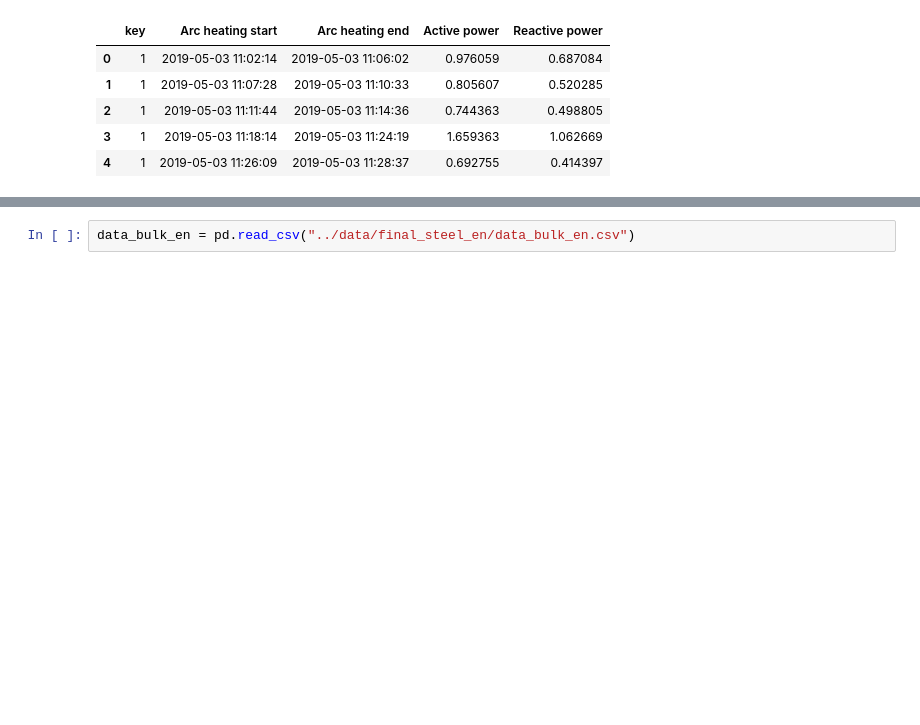
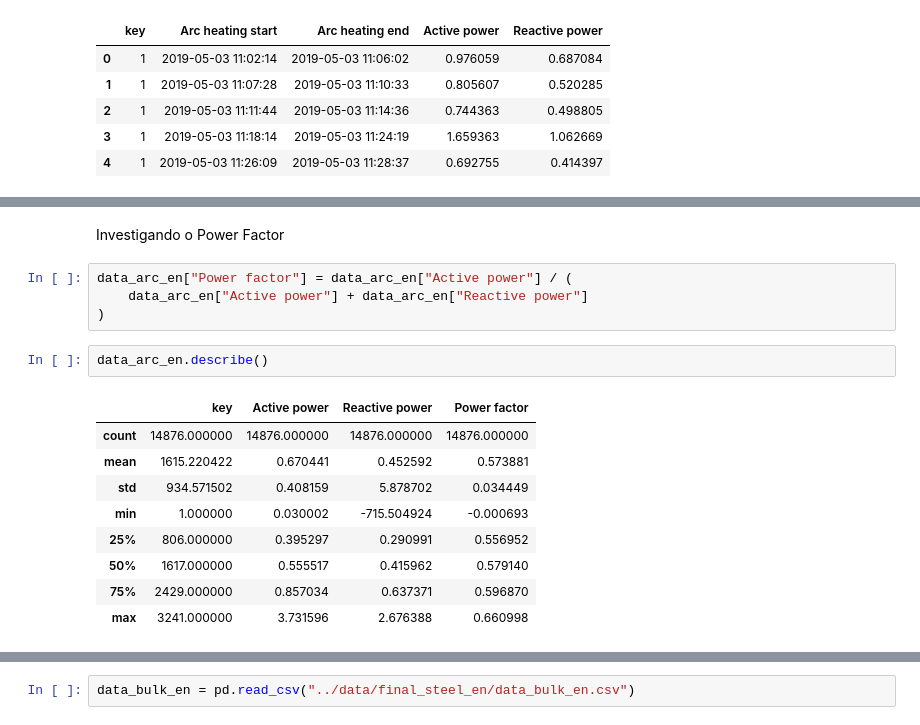
Before and after one commit to danendless/TT-Sprint17-FINAL-PROJECT, a Jupyter notebook: notebooks/Steelproof_exploration_notebook.ipynb, the cells around one changed output, grey strips where cells are left out. Drawn from its saved outputs; the diff is of its cells as text; blank space fills up the shorter version.

```diff
--- a/notebooks/exploration_notebook.ipynb
+++ b/notebooks/Steelproof_exploration_notebook.ipynb
@@ -72,0 +95,18 @@ data_arc_en.head()
+# %% [markdown]
+Investigando o Power Factor
+# %%
+data_arc_en["Power factor"] = data_arc_en["Active power"] / (
+    data_arc_en["Active power"] + data_arc_en["Reactive power"]
+)
+# %%
+data_arc_en.describe()
+# %% [output]
+|  | key | Active power | Reactive power | Power factor |
+| count | 14876.000000 | 14876.000000 | 14876.000000 | 14876.000000 |
+| mean | 1615.220422 | 0.670441 | 0.452592 | 0.573881 |
+| std | 934.571502 | 0.408159 | 5.878702 | 0.034449 |
+| min | 1.000000 | 0.030002 | -715.504924 | -0.000693 |
+| 25% | 806.000000 | 0.395297 | 0.290991 | 0.556952 |
+| 50% | 1617.000000 | 0.555517 | 0.415962 | 0.579140 |
+| 75% | 2429.000000 | 0.857034 | 0.637371 | 0.596870 |
+| max | 3241.000000 | 3.731596 | 2.676388 | 0.660998 |
```
Also changed, not shown: parts of 17 cells of this notebook, 1 other file.
